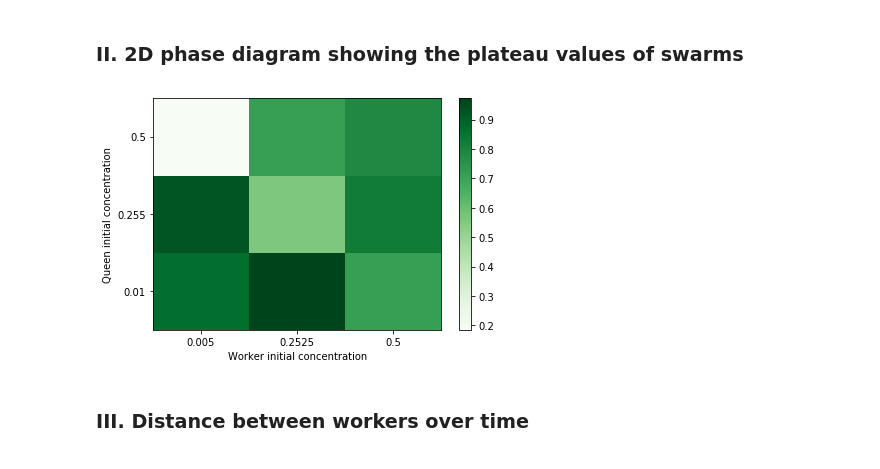
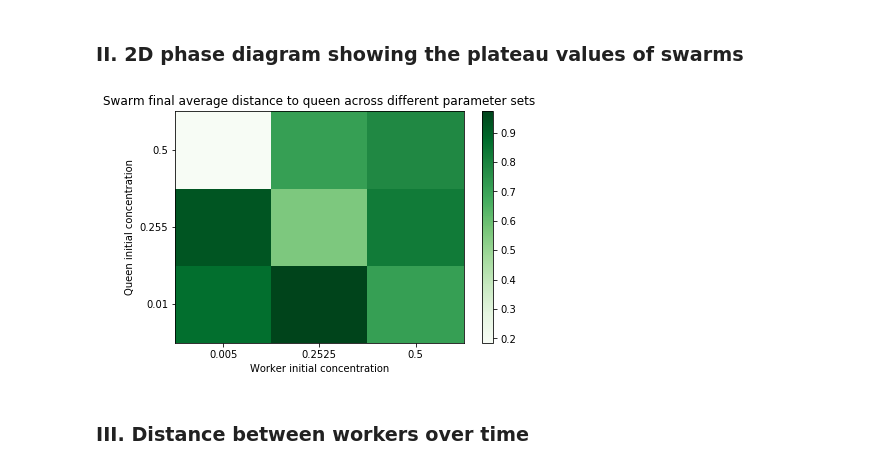
Before and after one commit to dieumynguyen/bee_communication, a Jupyter notebook: post_processing.ipynb, the cells around one changed output. Saved outputs shown, nothing was run; the diff lists cells and outputs as text; code cells hidden in the pictures.

```diff
--- a/post_processing.ipynb
+++ b/post_processing.ipynb
@@ -73,27 +81,28 @@ swarm_end_distance = np.random.random((3, 3))
 # %%
 fig, ax = plt.subplots()
 #im = ax.imshow(swarm_end_distance)
 
 # We want to show all ticks...
 ax.set_xticks(np.arange(len(worker_concentration)))
 ax.set_yticks(np.arange(len(queen_concentration)))
 # ... and label them with the respective list entries
 ax.set_xticklabels(worker_concentration)
 ax.set_yticklabels(queen_concentration)
 
 heatmap = ax.pcolor(swarm_end_distance, cmap=plt.cm.Greens)
 
 # put the major ticks at the middle of each cell
 ax.set_xticks(np.arange(swarm_end_distance.shape[0])+0.5, minor=False)
 ax.set_yticks(np.arange(swarm_end_distance.shape[1])+0.5, minor=False)
 
 ax.set_xlabel('Worker initial concentration')
 ax.set_ylabel('Queen initial concentration')
 
 fig.colorbar(heatmap)
 fig.tight_layout()
+plt.title('Swarm final average distance to queen across different parameter sets')
 plt.show()
 # %% [output]
-[figure, old version]
+[figure, new version]
 # %% [markdown]
 ### III. Distance between workers over time
```
Also changed, not shown: parts of 12 cells of this notebook.
